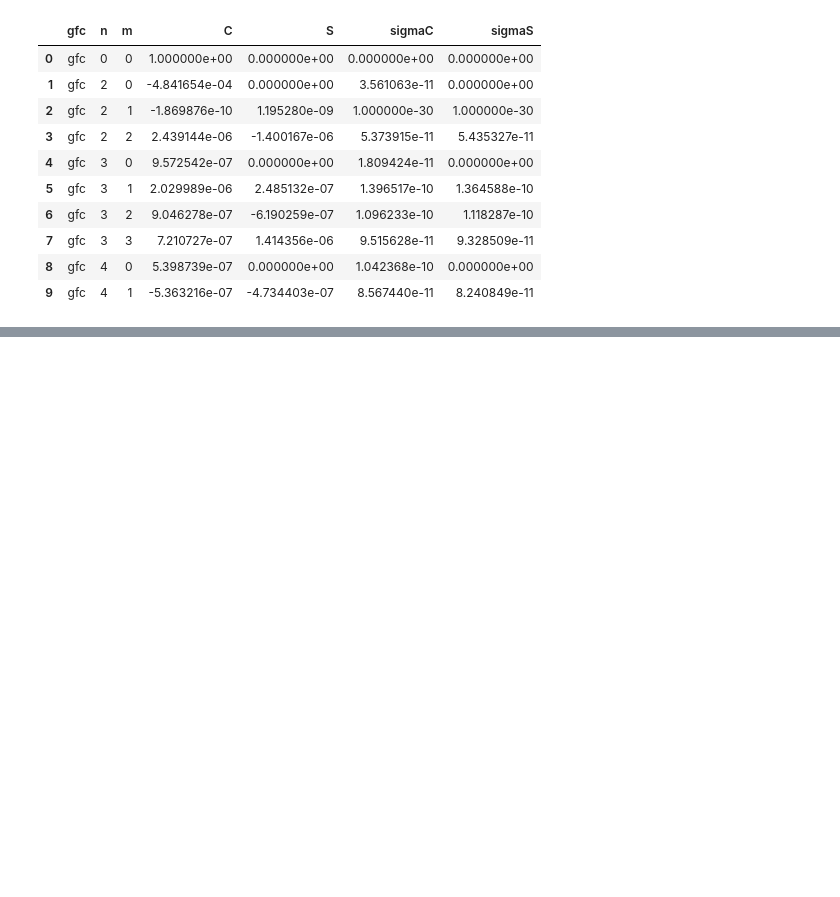
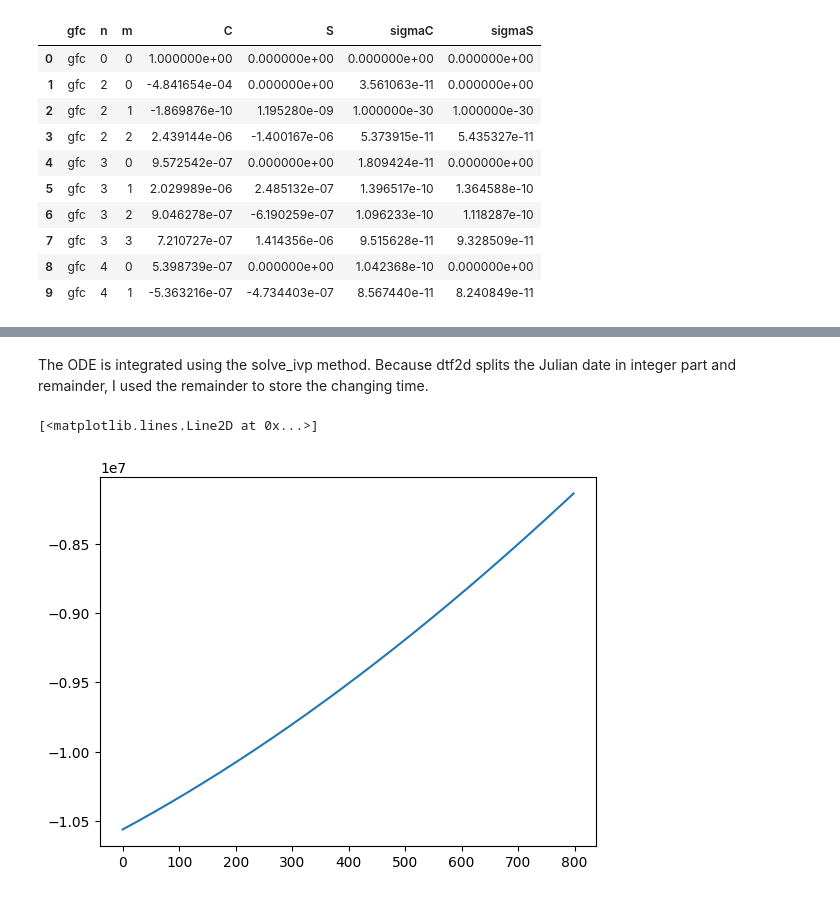
Before and after one commit to Giacomo-Menegatti/Celestial-Mechanics, a Jupyter notebook: Homework6/Homework6.ipynb, the cells around one changed output, grey strips where cells are left out. Saved outputs shown, nothing was run; the diff lists cells and outputs as text; code cells hidden in the pictures; blank space fills up the shorter version.

```diff
--- a/Homework6/Homework6.ipynb
+++ b/Homework6/Homework6.ipynb
@@ -201,0 +201,36 @@ array([-1.00001637e-02, -7.33693206e-09,  1.75571213e-11])
+# %%
+def acc_i(x_i, date1, date2, C, S, GM, a_e, deg=10):
+
+  P = erfa.pnm06a(date1, date2)
+  E = erfa.era00(date1, date2)  #Earth rotation angle at date
+  R = erfa.rz(E,P)  #Final Rotation matrix
+  x_b = np.dot(R, x_i)  #position in the body-fixed RF
+  a_b = acc_b(x_b, C, S, GM, a_e, deg)
+
+  return np.dot(np.transpose(R), a_b)
+# %% [markdown]
+The ODE is integrated using the solve_ivp method. Because dtf2d splits the Julian date in integer part and remainder, I used the remainder to store the changing time.
+# %%
+x0 = np.array([-3925648.12725143,    4994759.41318484,  -10562295.01282353])
+v0 = np.array([709.82404964822,    5180.59677349323,    2200.47213474637])
+# %%
+def f(t,y,GM, C, S, a_e, date):
+  x_i = y[0:3]
+  v_i = y[3:6]
+  a_i = acc_i(x_i, date, t, C, S, GM, a_e)
+  return np.concatenate((v_i, a_i), axis=None)
+# %%
+date1, date2 = erfa.dtf2d("UTC", 2020, 1, 1, 0,0,0)
+date3, date4 = erfa.dtf2d("UTC", 2022, 3, 9, 0, 0, 0)
+
+deltaT = date3 - date1
+
+y0 = np.concatenate((x0, v0), axis=None)
+Y = solve_ivp(f, y0=y0, t_span=(0,deltaT), t_eval=np.arange(0,deltaT,0.001), args=(GM, C,S,R_E, date1), rtol=1e-12)
+# %%
+import matplotlib.pyplot as plt
+plt.plot(Y.t, Y.y[2])
+plt.plot(0,y0[2])
+# %% [output]
+[<matplotlib.lines.Line2D at 0x...>]
+[figure, added]
```
Also changed, not shown: parts of 10 cells of this notebook, 1 other file.
